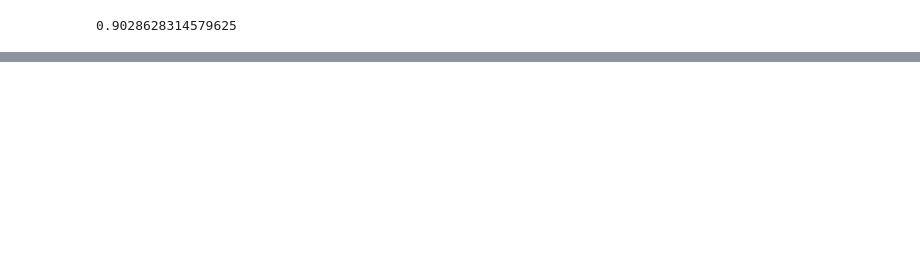
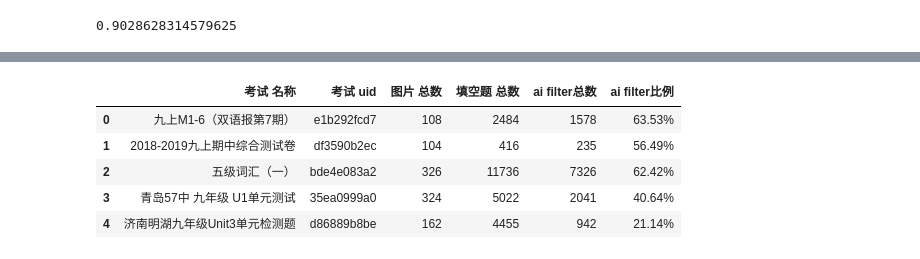
Before and after one commit to 0mza987/AI_Filter, a Jupyter notebook: xgb_classifier.ipynb, the cells around one changed output, grey strips where cells are left out. Drawn from its saved outputs; the diff is of its cells as text; code cells hidden in the pictures; blank space fills up the shorter version.

```diff
--- a/xgb_classifier.ipynb
+++ b/xgb_classifier.ipynb
@@ -243,0 +267,10 @@ for t1, t2 in zip(y_valid, y_pred):
+# %%
+df = pd.read_csv('/home/ubuntu/Downloads/ai_filter-0925.csv')
+df.head()
+# %% [output]
+|  | 考试 名称 | 考试 uid | 图片 总数 | 填空题 总数 | ai filter总数 | ai filter比例 |
+| 0 | 九上M1-6（双语报第7期） | e1b292fcd7 | 108 | 2484 | 1578 | 63.53% |
+| 1 | 2018-2019九上期中综合测试卷 | df3590b2ec | 104 | 416 | 235 | 56.49% |
+| 2 | 五级词汇（一） | bde4e083a2 | 326 | 11736 | 7326 | 62.42% |
+| 3 | 青岛57中 九年级 U1单元测试 | 35ea0999a0 | 324 | 5022 | 2041 | 40.64% |
+| 4 | 济南明湖九年级Unit3单元检测题 | d86889b8be | 162 | 4455 | 942 | 21.14% |
```
Also changed, not shown: parts of 15 cells of this notebook, 4 other files.
